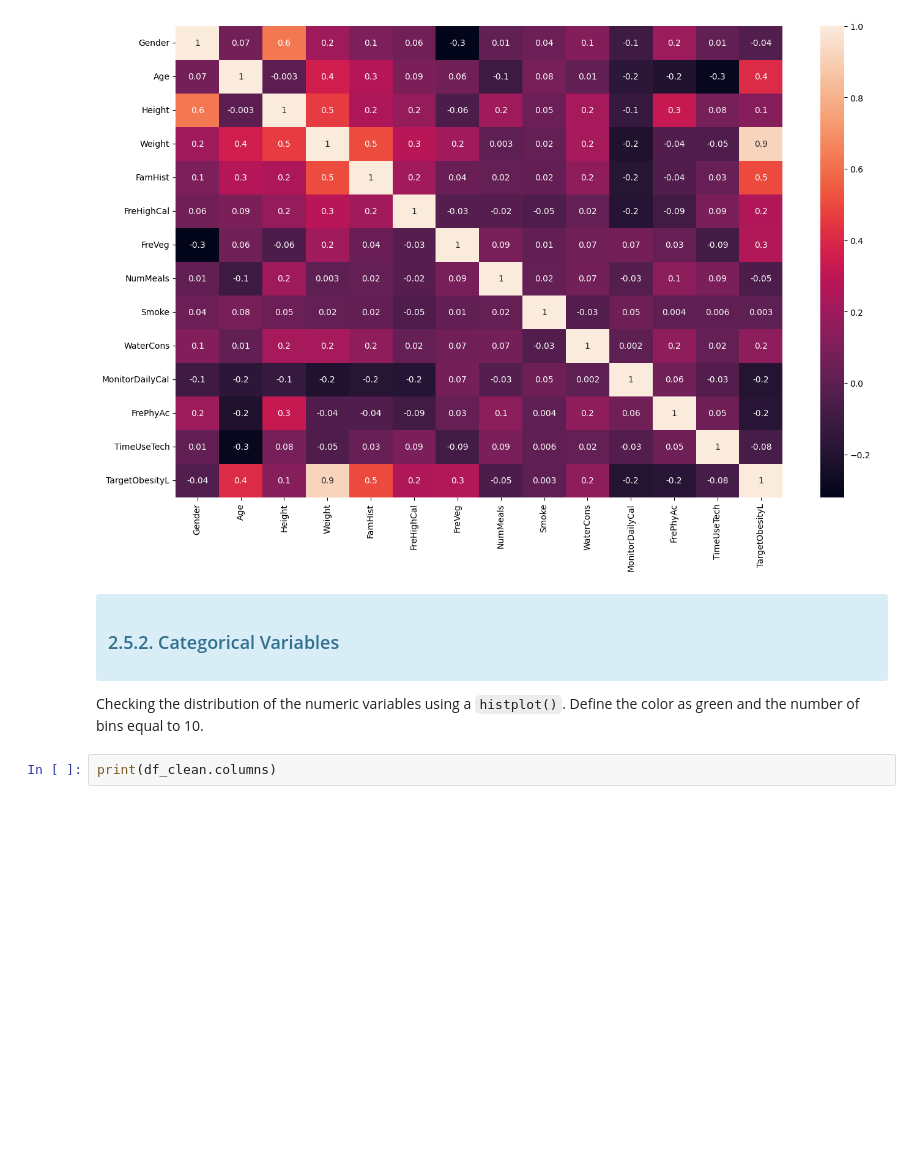
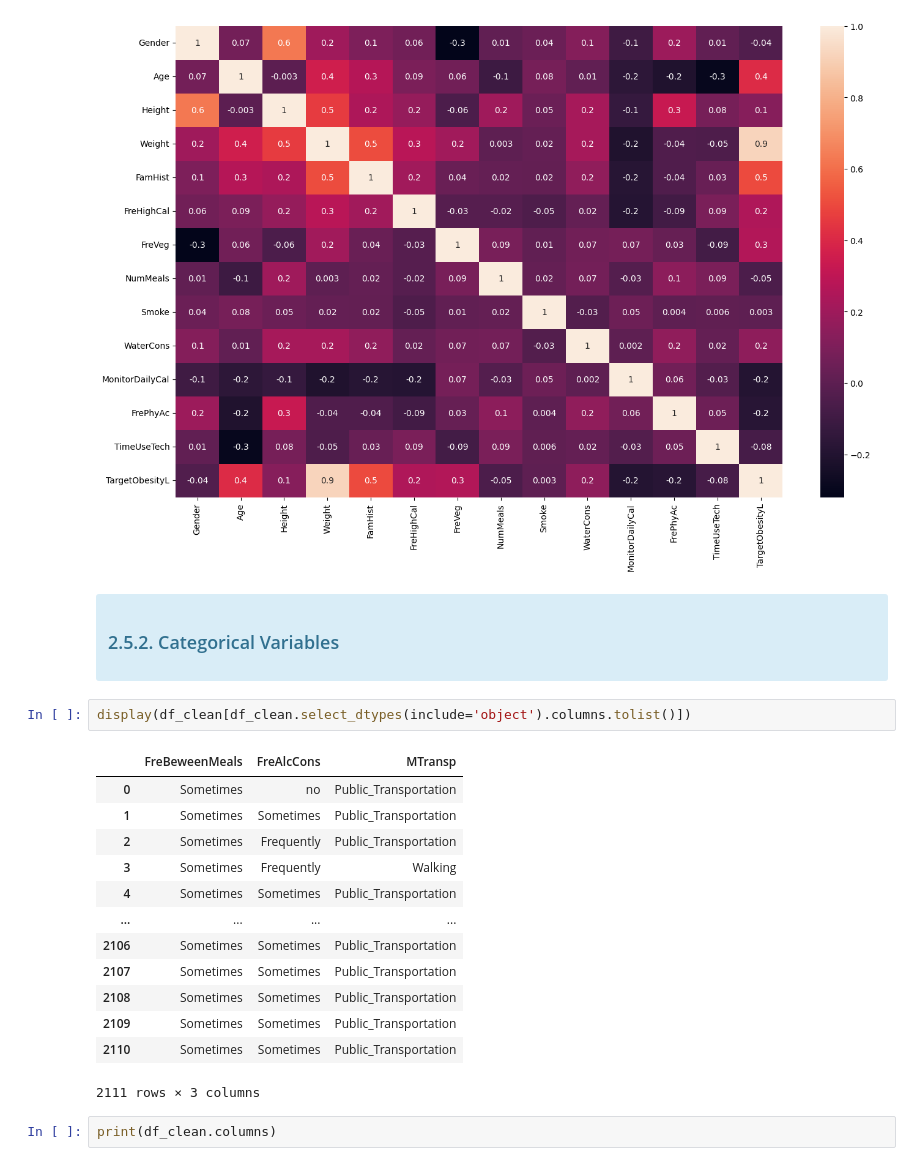
Before and after one commit to MInesGomes/DataScienceObesityLevels, a Jupyter notebook: DSGroup2.ipynb, the cells around one changed output. Cells and saved outputs as stored; diff of their text form; blank space fills up the shorter version.

```diff
--- a/DSGroup2.ipynb
+++ b/DSGroup2.ipynb
@@ -730,8 +764,22 @@ sns.heatmap(df_corr, annot=True, fmt = '.1g')
 ### 2.5.2. Categorical Variables
 
 </div>
-
-Checking the distribution of the numeric variables using a `histplot()`. Define the color as green and the number of bins equal to 10.
+# %%
+display(df_clean[df_clean.select_dtypes(include='object').columns.tolist()])
+# %% [output]
+|  | FreBeweenMeals | FreAlcCons | MTransp |
+| 0 | Sometimes | no | Public_Transportation |
+| 1 | Sometimes | Sometimes | Public_Transportation |
+| 2 | Sometimes | Frequently | Public_Transportation |
+| 3 | Sometimes | Frequently | Walking |
+| 4 | Sometimes | Sometimes | Public_Transportation |
+| ... | ... | ... | ... |
+| 2106 | Sometimes | Sometimes | Public_Transportation |
+| 2107 | Sometimes | Sometimes | Public_Transportation |
+| 2108 | Sometimes | Sometimes | Public_Transportation |
+| 2109 | Sometimes | Sometimes | Public_Transportation |
+| 2110 | Sometimes | Sometimes | Public_Transportation |
+2111 rows × 3 columns
 # %%
 print(df_clean.columns)
 # %% [output]
```
Also changed, not shown: parts of 7 cells of this notebook.
